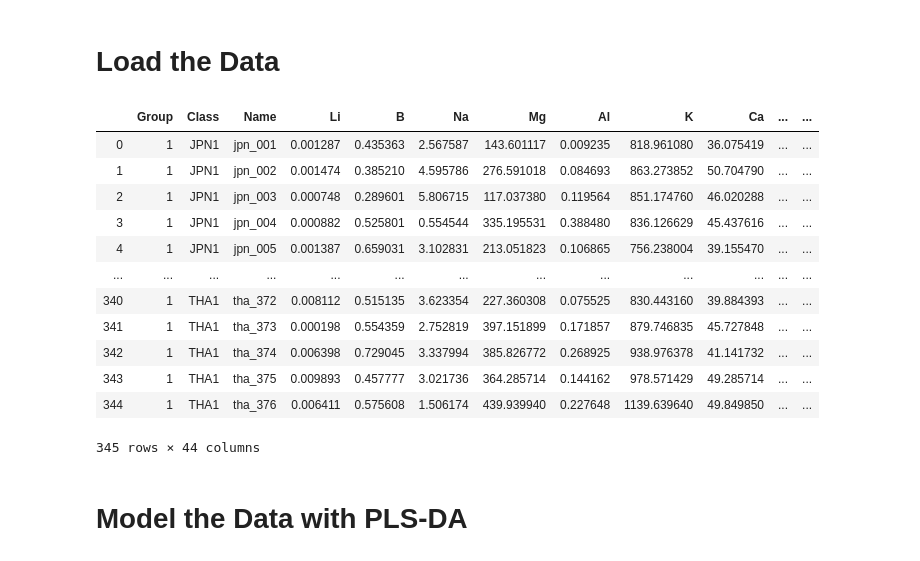
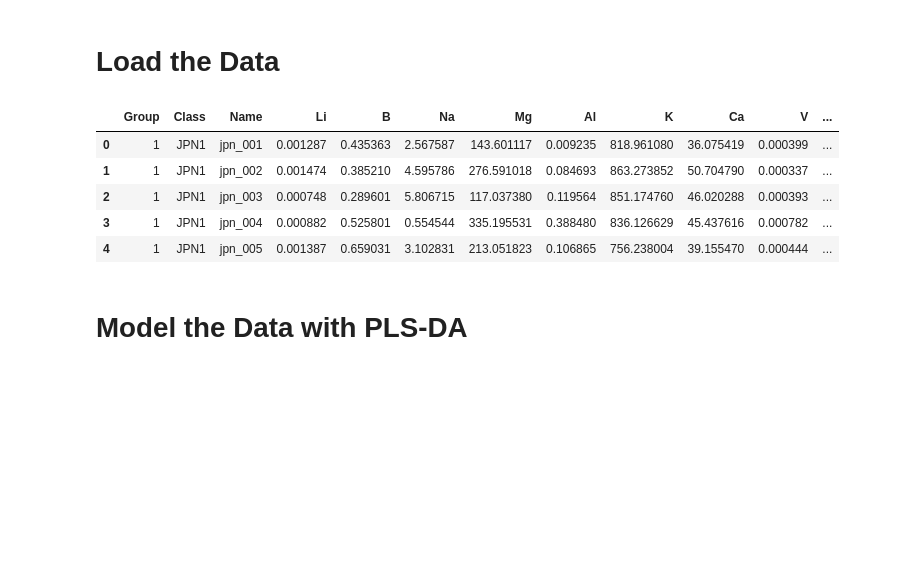
Before and after one commit to mahynski/pychemauth, a Jupyter notebook: examples/plsda_example.ipynb, the cells around one changed output. Saved outputs shown, nothing was run; the diff lists cells and outputs as text; code cells hidden in the pictures; blank space fills up the shorter version.

```diff
--- a/examples/plsda_example.ipynb
+++ b/examples/plsda_example.ipynb
@@ -3,0 +1,19 @@
+# %%
+using_colab = 'google.colab' in str(get_ipython())
+if using_colab:
+  !git clone https://github.com/mahynski/chemometrics.git
+  !cd chemometrics; pip install -r requirements.txt
+else:
+  import sys
+  sys.path.append('../../')
+
+import chemometrics
+
+import matplotlib.pyplot as plt
+%matplotlib inline
+
+import watermark
+%load_ext watermark
+
+%load_ext autoreload
+%autoreload 2
@@ -48,24 +73,21 @@ interpreter: 64bit
 # Load the Data
 # %%
 # Let's load some data from the tests/ for this example
-df = pd.read_csv('../tests/data/plsda3_train.csv')
+if using_colab:
+    loc = 'https://raw.githubusercontent.com/mahynski/chemometrics/master/tests/data/plsda3_train.csv'
+else:
+    loc = '../tests/data/plsda3_train.csv'
+df = pd.read_csv(loc)
 # %%
 # You can see that samples are rows, columns are different features
-df
+df.head()
 # %% [output]
-|  | Group | Class | Name | Li | B | Na | Mg | Al | K | Ca | ... | ... |
-| 0 | 1 | JPN1 | jpn_001 | 0.001287 | 0.435363 | 2.567587 | 143.601117 | 0.009235 | 818.961080 | 36.075419 | ... | ... |
-| 1 | 1 | JPN1 | jpn_002 | 0.001474 | 0.385210 | 4.595786 | 276.591018 | 0.084693 | 863.273852 | 50.704790 | ... | ... |
-| 2 | 1 | JPN1 | jpn_003 | 0.000748 | 0.289601 | 5.806715 | 117.037380 | 0.119564 | 851.174760 | 46.020288 | ... | ... |
-| 3 | 1 | JPN1 | jpn_004 | 0.000882 | 0.525801 | 0.554544 | 335.195531 | 0.388480 | 836.126629 | 45.437616 | ... | ... |
-| 4 | 1 | JPN1 | jpn_005 | 0.001387 | 0.659031 | 3.102831 | 213.051823 | 0.106865 | 756.238004 | 39.155470 | ... | ... |
-| ... | ... | ... | ... | ... | ... | ... | ... | ... | ... | ... | ... | ... |
-| 340 | 1 | THA1 | tha_372 | 0.008112 | 0.515135 | 3.623354 | 227.360308 | 0.075525 | 830.443160 | 39.884393 | ... | ... |
-| 341 | 1 | THA1 | tha_373 | 0.000198 | 0.554359 | 2.752819 | 397.151899 | 0.171857 | 879.746835 | 45.727848 | ... | ... |
-| 342 | 1 | THA1 | tha_374 | 0.006398 | 0.729045 | 3.337994 | 385.826772 | 0.268925 | 938.976378 | 41.141732 | ... | ... |
-| 343 | 1 | THA1 | tha_375 | 0.009893 | 0.457777 | 3.021736 | 364.285714 | 0.144162 | 978.571429 | 49.285714 | ... | ... |
-| 344 | 1 | THA1 | tha_376 | 0.006411 | 0.575608 | 1.506174 | 439.939940 | 0.227648 | 1139.639640 | 49.849850 | ... | ... |
+|  | Group | Class | Name | Li | B | Na | Mg | Al | K | Ca | V | ... |
+| 0 | 1 | JPN1 | jpn_001 | 0.001287 | 0.435363 | 2.567587 | 143.601117 | 0.009235 | 818.961080 | 36.075419 | 0.000399 | ... |
+| 1 | 1 | JPN1 | jpn_002 | 0.001474 | 0.385210 | 4.595786 | 276.591018 | 0.084693 | 863.273852 | 50.704790 | 0.000337 | ... |
+| 2 | 1 | JPN1 | jpn_003 | 0.000748 | 0.289601 | 5.806715 | 117.037380 | 0.119564 | 851.174760 | 46.020288 | 0.000393 | ... |
+| 3 | 1 | JPN1 | jpn_004 | 0.000882 | 0.525801 | 0.554544 | 335.195531 | 0.388480 | 836.126629 | 45.437616 | 0.000782 | ... |
+| 4 | 1 | JPN1 | jpn_005 | 0.001387 | 0.659031 | 3.102831 | 213.051823 | 0.106865 | 756.238004 | 39.155470 | 0.000444 | ... |
-345 rows × 44 columns
 # %%
 raw_x = np.array(df.values[:,3:], dtype=float) # Extract features
 raw_y = np.array(df['Class'].values, dtype=str) # Take the class as the target
```
Also changed, not shown: parts of 25 cells of this notebook, 6 other files.
